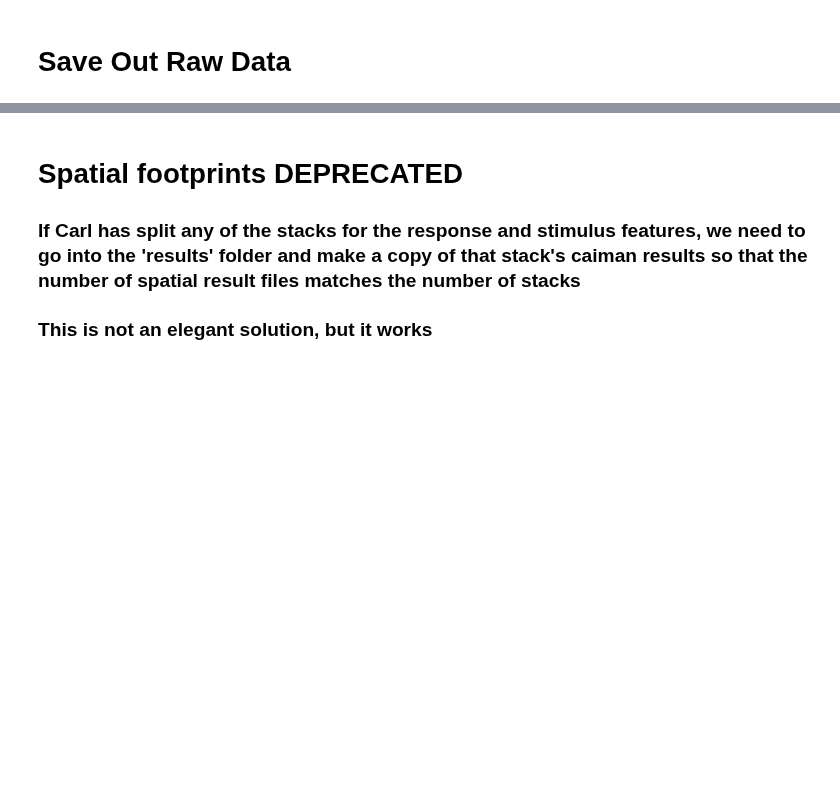
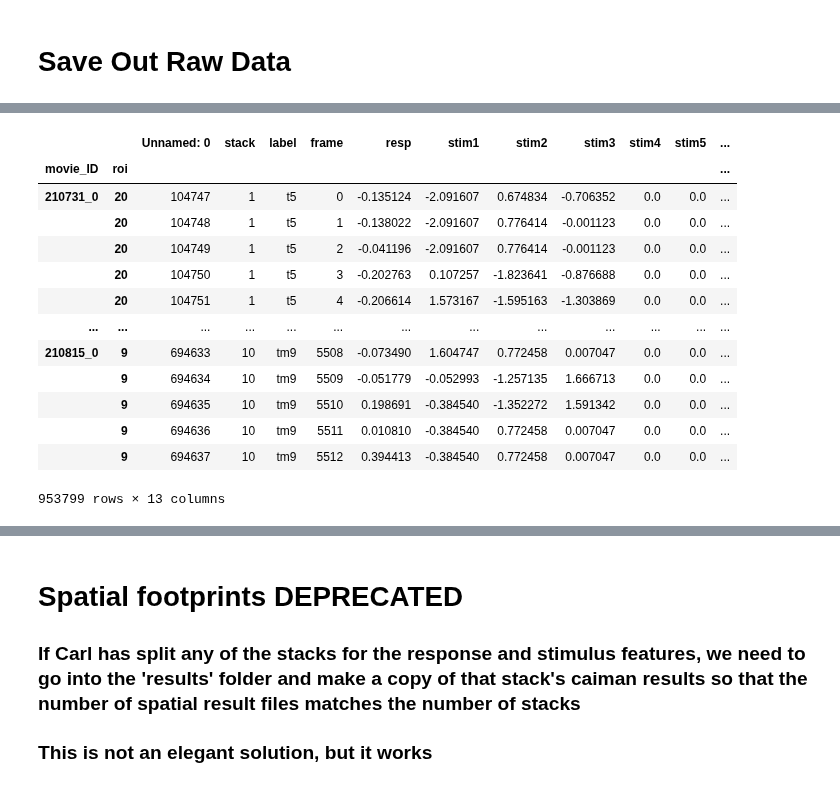
Before and after one commit to laurenneal/capstone-visual-neuroscience, a Jupyter notebook: get_results_and_features_stack_by_stack.ipynb, the cells around one changed output, grey strips where cells are left out. Cells and saved outputs as stored; diff of their text form; code cells hidden in the pictures; blank space fills up the shorter version.

```diff
--- a/get_results_and_features_stack_by_stack.ipynb
+++ b/get_results_and_features_stack_by_stack.ipynb
@@ -194,0 +347,22 @@ for i in tqdm(range(len(file_paths))):
+# %%
+# make a list in index form of the rows we need to drop
+mult_index = ['movie_ID','roi']
+labels = val_list.set_index(mult_index).index
+labels
+df = df.set_index(mult_index)
+df.loc[labels]
+# %% [output]
+|  |  | Unnamed: 0 | stack | label | frame | resp | stim1 | stim2 | stim3 | stim4 | stim5 | ... |
+| movie_ID | roi |  |  |  |  |  |  |  |  |  |  | ... |
+| 210731_0 | 20 | 104747 | 1 | t5 | 0 | -0.135124 | -2.091607 | 0.674834 | -0.706352 | 0.0 | 0.0 | ... |
+|  | 20 | 104748 | 1 | t5 | 1 | -0.138022 | -2.091607 | 0.776414 | -0.001123 | 0.0 | 0.0 | ... |
+|  | 20 | 104749 | 1 | t5 | 2 | -0.041196 | -2.091607 | 0.776414 | -0.001123 | 0.0 | 0.0 | ... |
+|  | 20 | 104750 | 1 | t5 | 3 | -0.202763 | 0.107257 | -1.823641 | -0.876688 | 0.0 | 0.0 | ... |
+|  | 20 | 104751 | 1 | t5 | 4 | -0.206614 | 1.573167 | -1.595163 | -1.303869 | 0.0 | 0.0 | ... |
+| ... | ... | ... | ... | ... | ... | ... | ... | ... | ... | ... | ... | ... |
+| 210815_0 | 9 | 694633 | 10 | tm9 | 5508 | -0.073490 | 1.604747 | 0.772458 | 0.007047 | 0.0 | 0.0 | ... |
+|  | 9 | 694634 | 10 | tm9 | 5509 | -0.051779 | -0.052993 | -1.257135 | 1.666713 | 0.0 | 0.0 | ... |
+|  | 9 | 694635 | 10 | tm9 | 5510 | 0.198691 | -0.384540 | -1.352272 | 1.591342 | 0.0 | 0.0 | ... |
+|  | 9 | 694636 | 10 | tm9 | 5511 | 0.010810 | -0.384540 | 0.772458 | 0.007047 | 0.0 | 0.0 | ... |
+|  | 9 | 694637 | 10 | tm9 | 5512 | 0.394413 | -0.384540 | 0.772458 | 0.007047 | 0.0 | 0.0 | ... |
+953799 rows × 13 columns
```
Also changed, not shown: parts of 23 cells of this notebook.
